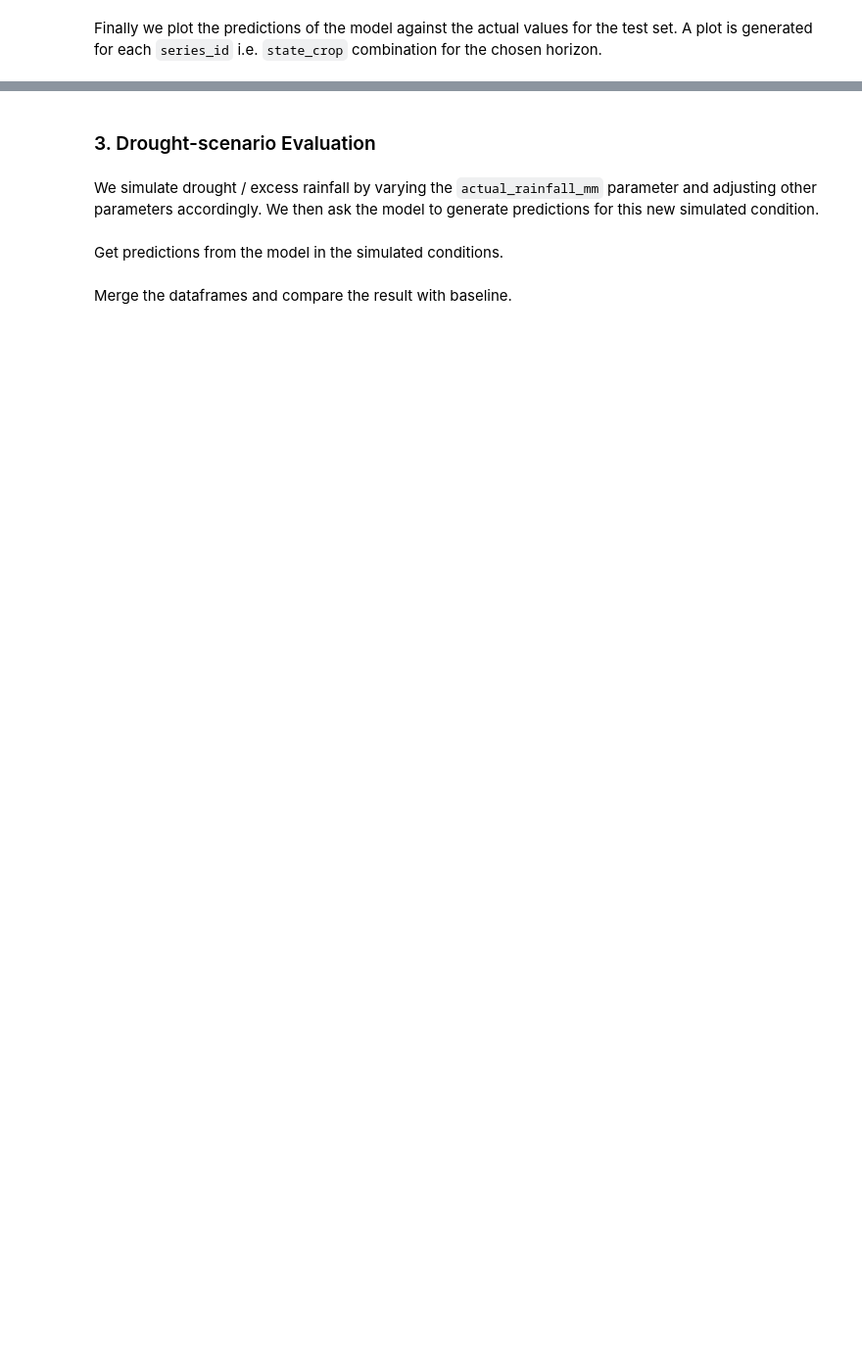
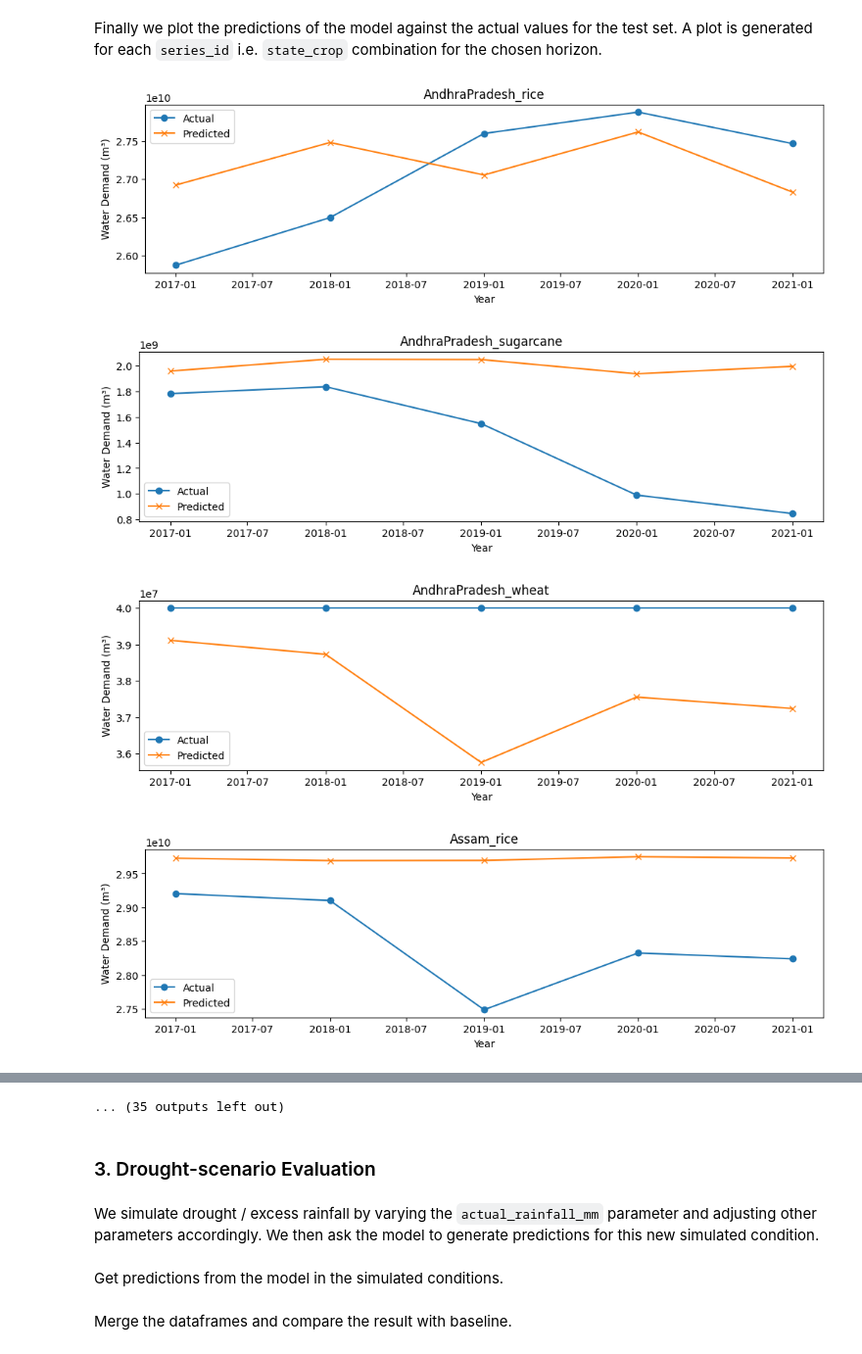
Before and after one commit to AnshiGandhi/EST_Assignment_1, a Jupyter notebook: Agriculture_Water_Demand_Prediction_TimeGPT.ipynb, the cells around one changed output, grey strips where cells are left out. Shown at 98% size. Drawn from its saved outputs; the diff is of its cells as text; code cells hidden in the pictures; blank space fills up the shorter version.

Commit message:
include outputs

```diff
--- a/Agriculture_Water_Demand_Prediction_TimeGPT.ipynb
+++ b/Agriculture_Water_Demand_Prediction_TimeGPT.ipynb
@@ -197,14 +197,19 @@ Finally we plot the predictions of the model against the actual values for the t
 # %%
 # -------------------------------
 # Plot predictions
 # -------------------------------
 for sid in df_eval['series_id'].unique():
     temp = df_eval[df_eval['series_id']==sid]
-    plt.figure(figsize=(6,3))
+    plt.figure(figsize=(12,3))
     plt.plot(temp['time'], temp['target'], marker='o', label='Actual')
     plt.plot(temp['time'], temp['TimeGPT'], marker='x', label='Predicted')
     plt.title(sid)
     plt.xlabel('Year')
     plt.ylabel('Water Demand (m³)')
     plt.legend()
     plt.show()
+# %% [output]
+[figure, added]
+[figure, added]
+[figure, added]
+[figure, added]
@@ -211,3 +224,4 @@ for sid in df_eval['series_id'].unique():
+... (35 outputs left out)
 # %% [markdown]
 ### 3. Drought-scenario Evaluation
 # %% [markdown]
```
Also changed, not shown: parts of 3 cells of this notebook, 2 other files.
